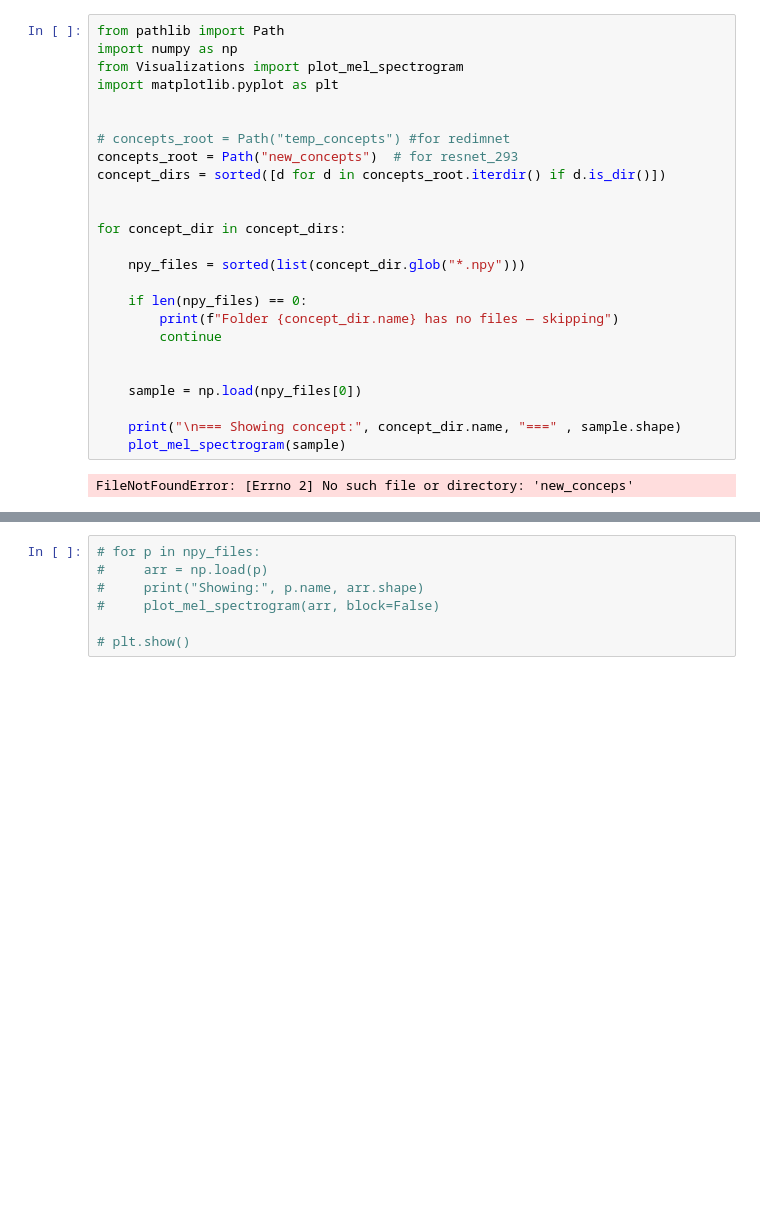
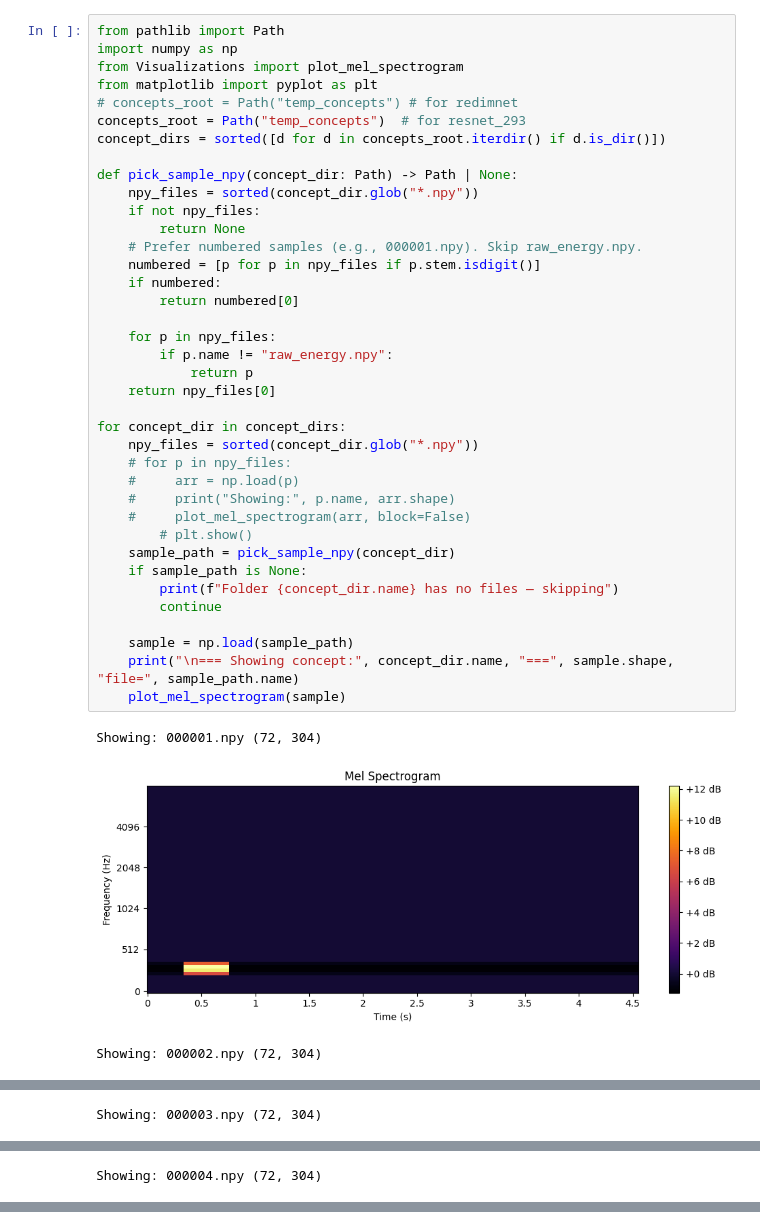
Before and after one commit to yoav1870/BioVoice, a Jupyter notebook: concept/show_mels.ipynb, the cells around one changed output, grey strips where cells are left out. Drawn from its saved outputs; the diff is of its cells as text; blank space fills up the shorter version.

```diff
--- a/concept/show_mels.ipynb
+++ b/concept/show_mels.ipynb
@@ -1,27 +1,42 @@
 # %%
 from pathlib import Path
 import numpy as np
 from Visualizations import plot_mel_spectrogram
-import matplotlib.pyplot as plt
-
-
-# concepts_root = Path("temp_concepts") #for redimnet
-concepts_root = Path("new_concepts")  # for resnet_293
+from matplotlib import pyplot as plt
+# concepts_root = Path("temp_concepts") # for redimnet
+concepts_root = Path("temp_concepts")  # for resnet_293
 concept_dirs = sorted([d for d in concepts_root.iterdir() if d.is_dir()])
 
+def pick_sample_npy(concept_dir: Path) -> Path | None:
+    npy_files = sorted(concept_dir.glob("*.npy"))
+    if not npy_files:
+        return None
+    # Prefer numbered samples (e.g., 000001.npy). Skip raw_energy.npy.
+    numbered = [p for p in npy_files if p.stem.isdigit()]
+    if numbered:
+        return numbered[0]
+
+    for p in npy_files:
+        if p.name != "raw_energy.npy":
+            return p
+    return npy_files[0]
 
 for concept_dir in concept_dirs:
-
-    npy_files = sorted(list(concept_dir.glob("*.npy")))
-
-    if len(npy_files) == 0:
+    npy_files = sorted(concept_dir.glob("*.npy"))
+    # for p in npy_files:
+    #     arr = np.load(p)
+    #     print("Showing:", p.name, arr.shape)
+    #     plot_mel_spectrogram(arr, block=False)
+        # plt.show()
+    sample_path = pick_sample_npy(concept_dir)
+    if sample_path is None:
         print(f"Folder {concept_dir.name} has no files — skipping")
         continue
 
-
-    sample = np.load(npy_files[0])
-
-    print("\n=== Showing concept:", concept_dir.name, "===" , sample.shape)
+    sample = np.load(sample_path)
+    print("\n=== Showing concept:", concept_dir.name, "===", sample.shape, "file=", sample_path.name)
     plot_mel_spectrogram(sample)
 # %% [output]
-FileNotFoundError: [Errno 2] No such file or directory: 'new_conceps'
+Showing: 000001.npy (72, 304)
+[figure, added]
+Showing: 000002.npy (72, 304)
@@ -27,0 +44 @@ FileNotFoundError: [Errno 2] No such file or directory: 'new_conceps'
+Showing: 000003.npy (72, 304)
@@ -27,0 +46 @@ FileNotFoundError: [Errno 2] No such file or directory: 'new_conceps'
+Showing: 000004.npy (72, 304)
@@ -28,7 +52,0 @@ FileNotFoundError: [Errno 2] No such file or directory: 'new_conceps'
-# %%
-# for p in npy_files:
-#     arr = np.load(p)
-#     print("Showing:", p.name, arr.shape)
-#     plot_mel_spectrogram(arr, block=False)
-
-# plt.show()
```
Also changed, not shown: parts of 1 cell of this notebook, 22 other files.
